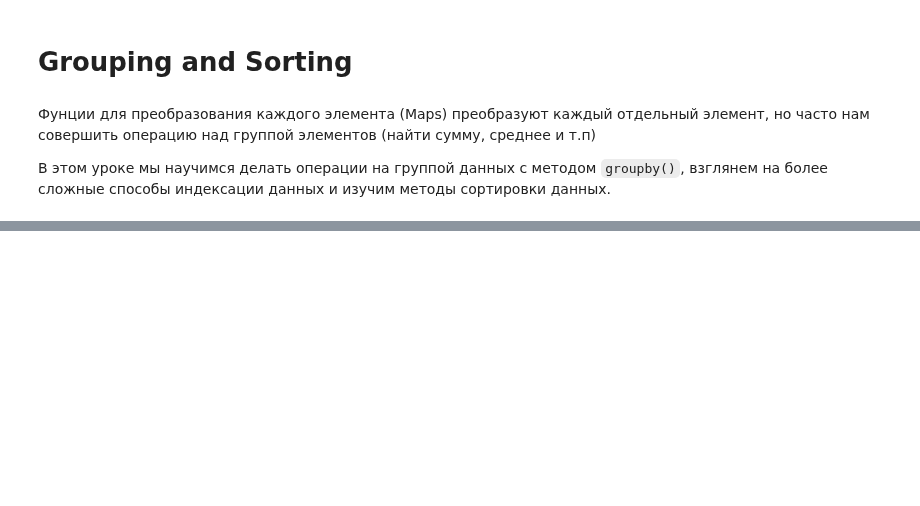
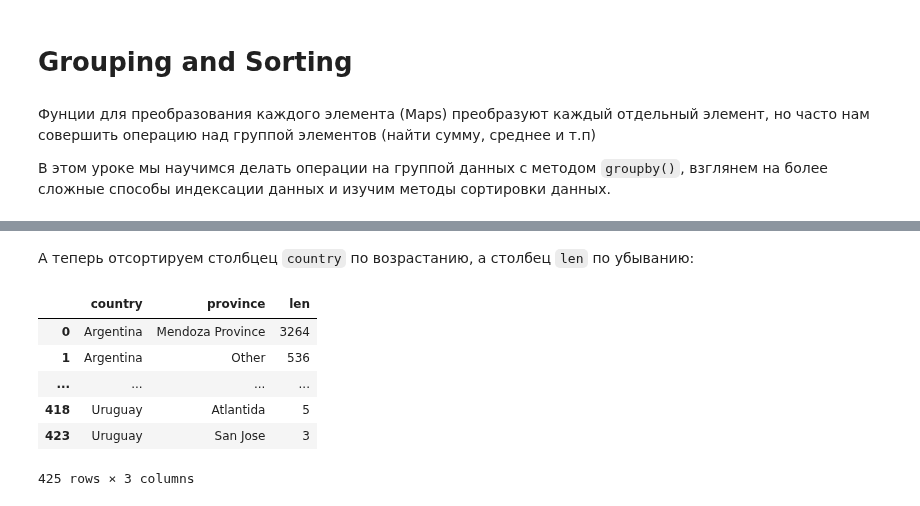
Before and after one commit to sergeymasl/pandas_cource, a Jupyter notebook: Grouping_and_Sorting.ipynb, the cells around one changed output, grey strips where cells are left out. Saved outputs shown, nothing was run; the diff lists cells and outputs as text; code cells hidden in the pictures; blank space fills up the shorter version.

````diff
--- a/Grouping_and_Sorting.ipynb
+++ b/Grouping_and_Sorting.ipynb
@@ -10,0 +221,12 @@
+# %% [markdown]
+А теперь отсортируем столбцец ```country``` по возрастанию, а столбец ```len``` по убыванию:
+# %%
+countries_reviewed_reset.sort_values(by=['country', 'len'], ascending=[True, False])
+# %% [output]
+|  | country | province | len |
+| 0 | Argentina | Mendoza Province | 3264 |
+| 1 | Argentina | Other | 536 |
+| ... | ... | ... | ... |
+| 418 | Uruguay | Atlantida | 5 |
+| 423 | Uruguay | San Jose | 3 |
+425 rows × 3 columns
````
Also changed, not shown: parts of 38 cells of this notebook.
